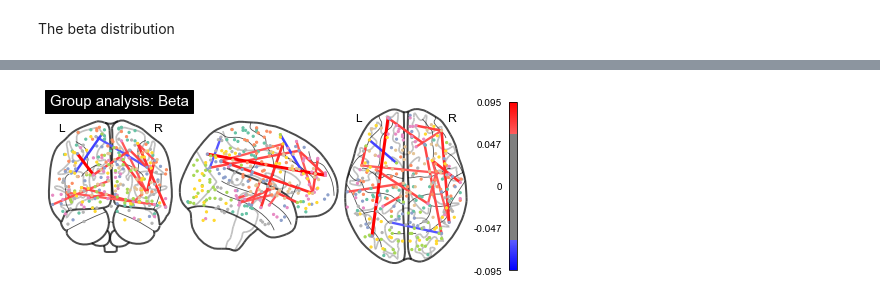
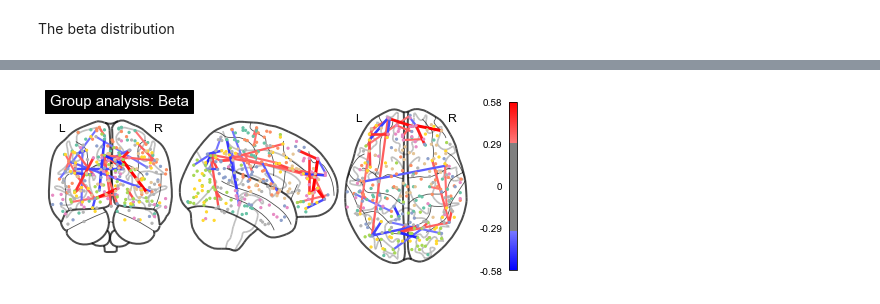
Before and after one commit to UWCCDL/RLvIBL, a Jupyter notebook: rsfmri/gambling_rfmri.ipynb, the cells around one changed output, grey strips where cells are left out. Cells and saved outputs as stored; diff of their text form; code cells hidden in the pictures.

```diff
--- a/rsfmri/gambling_rfmri.ipynb
+++ b/rsfmri/gambling_rfmri.ipynb
@@ -124,0 +172,4 @@ Time usage: 13.626s
+# %%
+# random GS (200s +)
+grid_result1 = random_grid_search_lasso(subj_censored, features, DV, num_cv=20, plot_path=True)
+_ = plot_regularization_score(grid_result1)
@@ -124,0 +192,2 @@ Time usage: 13.626s
+# %%
+grid_result = grid_result1
@@ -130,3 +200,6 @@ Applying the cross-validation method (CV=20), we can evaluate the model accuracy
 # %%
 best_C = grid_result.best_params_['C']
+print('best lambda', 1.0/best_C)
+
 best_lasso_model = LogisticRegression(penalty='l1', solver='saga', C=best_C, fit_intercept=False)
+best_lasso_model.fit(subj_censored[features], subj_censored[DV])
@@ -151,5 +244,4 @@ Let's look at strongest connections
 # %%
-best_lasso_model.fit(train_data[features], train_data[DV])
 betas = best_lasso_model.coef_[0]
 
 min_connID = None
@@ -165,6 +257,6 @@ for i in range(0, len(betas)):
         max_beta = betas[i]
         max_connID = features[i+1]
 
-print(min_connID, min_beta)
-print(max_connID, max_beta)
+print('min_beta', min_connID, min_beta)
+print('max_beta',  max_connID, max_beta)
 # %% [output]
@@ -219,16 +325,16 @@ power_coords = np.vstack((power.rois['x'], power.rois['y'], power.rois['z'])).T
 # %%
 # grab center coordinates for atlas labels
 
 # plot connectome with 80% edge strength in the connectivity
 
 plotting.plot_connectome(adj_beta, power_coords,
-                         edge_threshold=0.06,
+                         edge_threshold='99.9%',
                          colorbar=True,
                          node_size=5,
                          alpha=.2,
                          title='Group analysis: Beta')
 plt.show()
 # %% [output]
-[figure, old version]
+[figure, new version]
 # %%
 plotting.view_connectome(adj_beta, power_coords,
```
Also changed, not shown: parts of 30 cells of this notebook, 1 other file.
